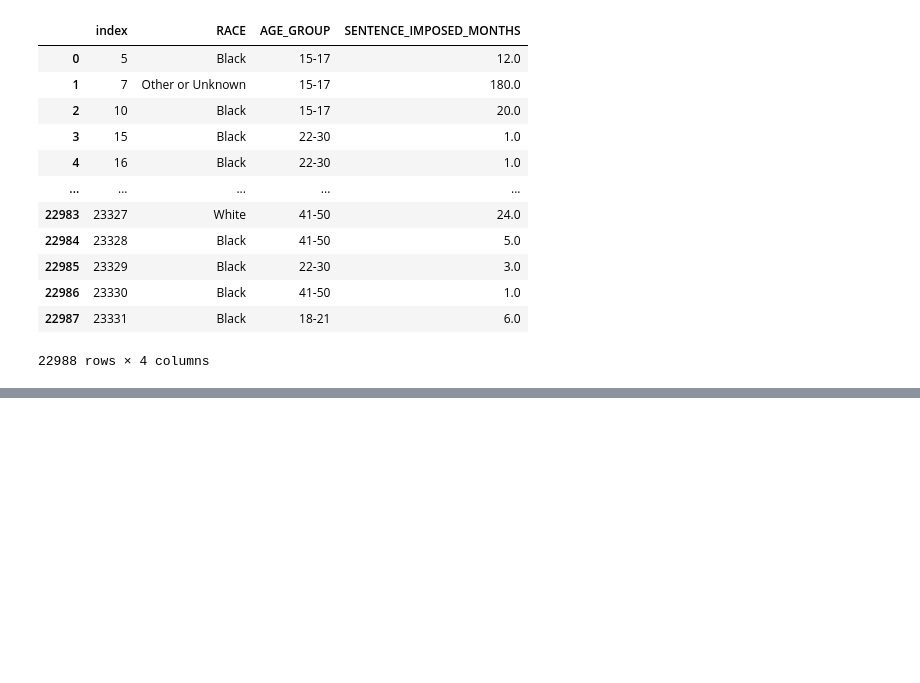
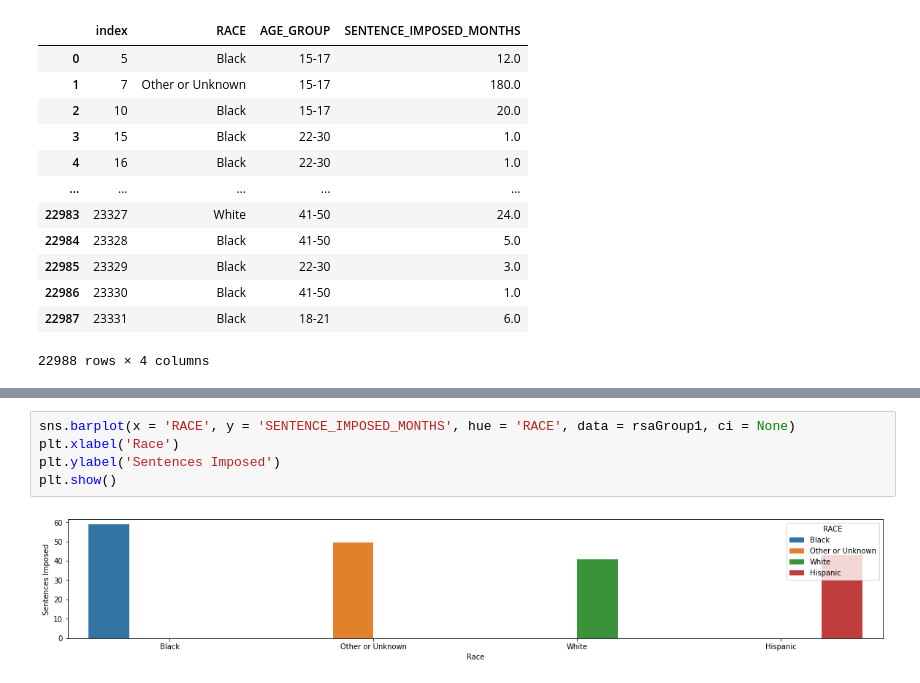
Before and after one commit to ruthwikkuppachi/INST447_Final_Project, a Jupyter notebook: api_test.ipynb, the cells around one changed output, grey strips where cells are left out. Drawn from its saved outputs; the diff is of its cells as text; blank space fills up the shorter version.

```diff
--- a/api_test.ipynb
+++ b/api_test.ipynb
@@ -147,0 +157,7 @@ rsaGroup1.head()
+# %%
+sns.barplot(x = 'RACE', y = 'SENTENCE_IMPOSED_MONTHS', hue = 'RACE', data = rsaGroup1, ci = None)
+plt.xlabel('Race')
+plt.ylabel('Sentences Imposed')
+plt.show()
+# %% [output]
+[figure, added]
```
Also changed, not shown: parts of 2 cells of this notebook.
